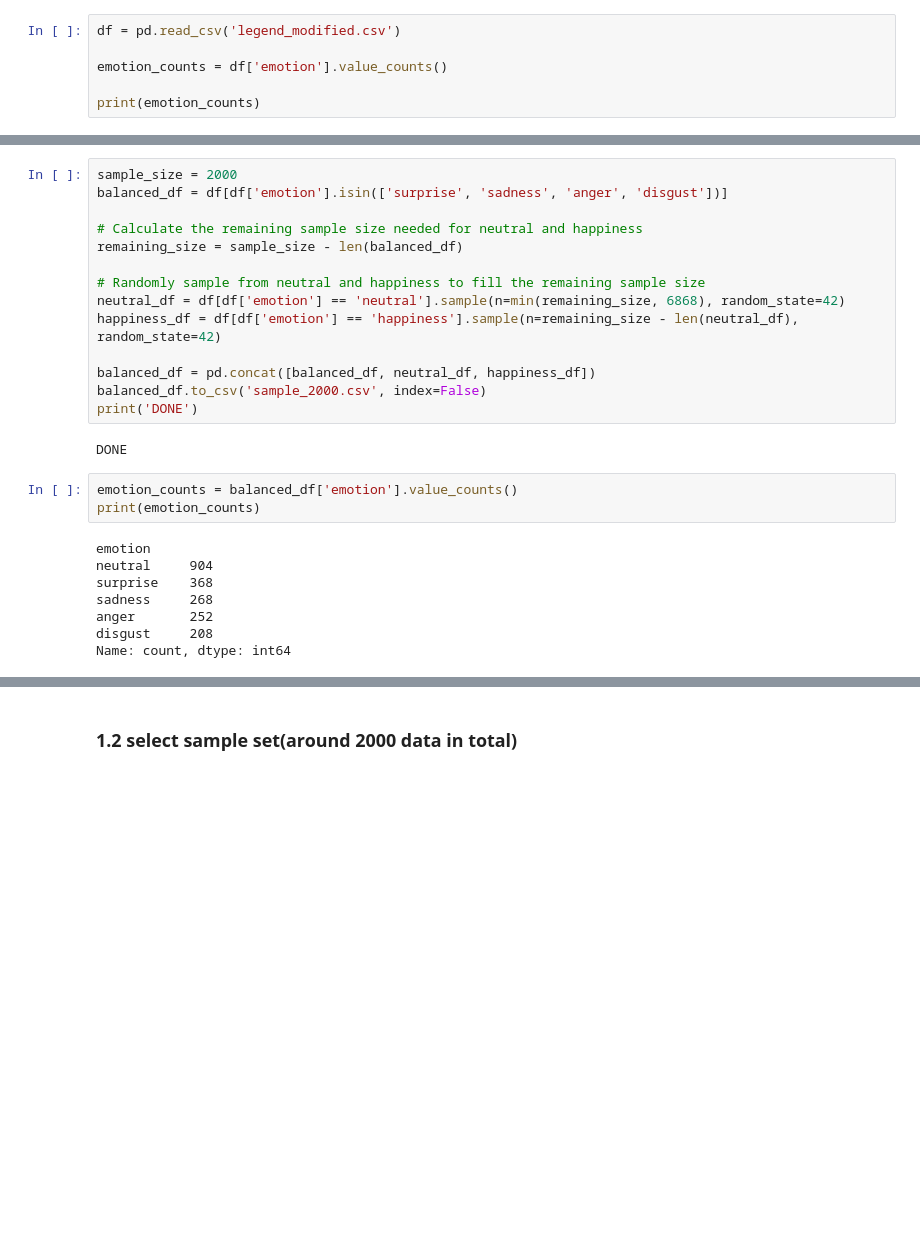
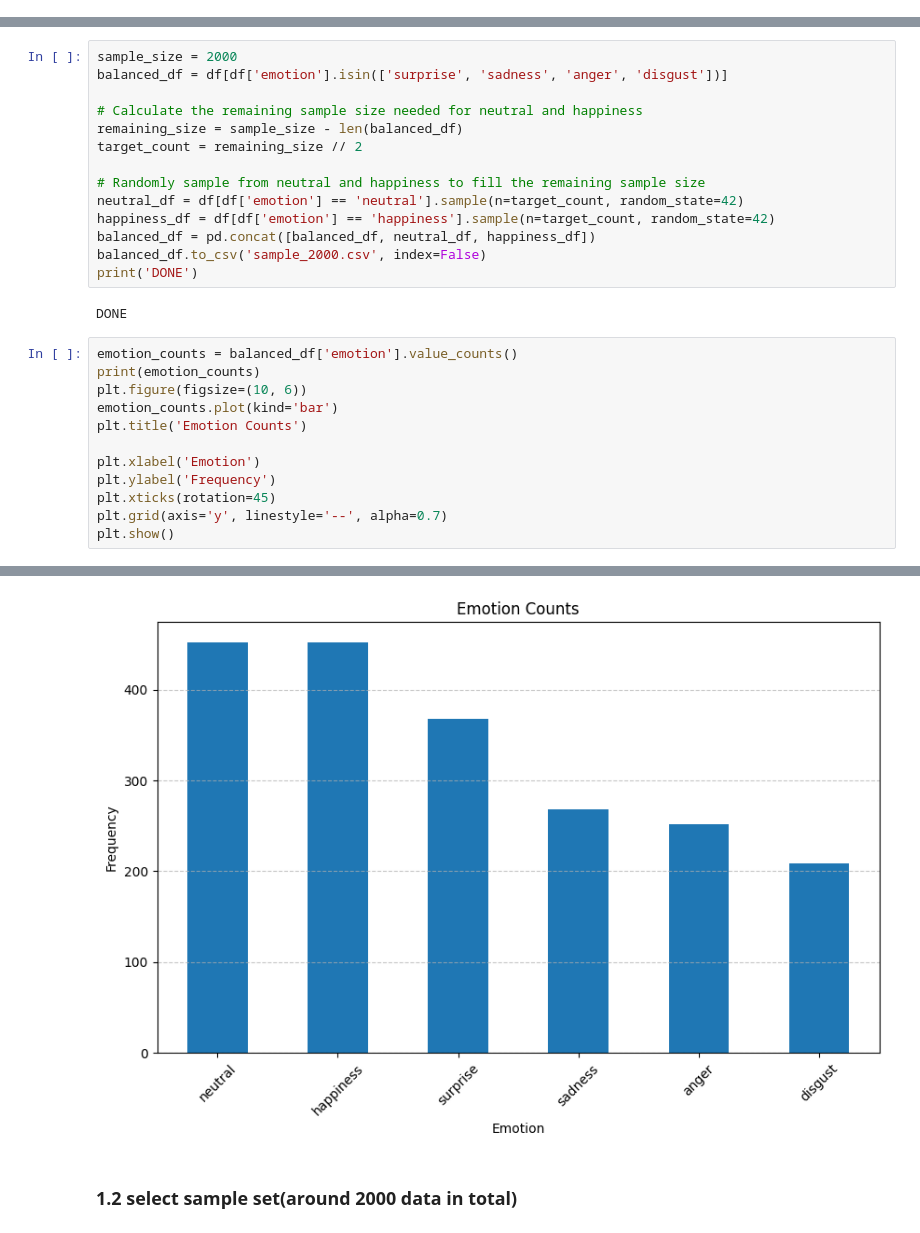
Before and after one commit to sajio1/facial_expressions, a Jupyter notebook: emotional_detection.ipynb, the cells around one changed output, grey strips where cells are left out. Cells and saved outputs as stored; diff of their text form; blank space fills up the shorter version.

```diff
--- a/emotional_detection.ipynb
+++ b/emotional_detection.ipynb
@@ -49,6 +34,0 @@ df.to_csv('legend_modified.csv', index=False)
-# %%
-df = pd.read_csv('legend_modified.csv')
-
-emotion_counts = df['emotion'].value_counts()
-
-print(emotion_counts)
@@ -83,24 +56,26 @@ balanced_df = df[df['emotion'].isin(['surprise', 'sadness', 'anger', 'disgust'])
 
 # Calculate the remaining sample size needed for neutral and happiness
 remaining_size = sample_size - len(balanced_df)
+target_count = remaining_size // 2
 
 # Randomly sample from neutral and happiness to fill the remaining sample size
-neutral_df = df[df['emotion'] == 'neutral'].sample(n=min(remaining_size, 6868), random_state=42)
-happiness_df = df[df['emotion'] == 'happiness'].sample(n=remaining_size - len(neutral_df), random_state=42)
-
+neutral_df = df[df['emotion'] == 'neutral'].sample(n=target_count, random_state=42)
+happiness_df = df[df['emotion'] == 'happiness'].sample(n=target_count, random_state=42)
 balanced_df = pd.concat([balanced_df, neutral_df, happiness_df])
 balanced_df.to_csv('sample_2000.csv', index=False)
 print('DONE')
 # %% [output]
 DONE
-# %%
-emotion_counts = balanced_df['emotion'].value_counts()
-print(emotion_counts)
-# %% [output]
-emotion
-neutral     904
-surprise    368
-sadness     268
-anger       252
-disgust     208
-Name: count, dtype: int64
+# %%
+emotion_counts = balanced_df['emotion'].value_counts()
+print(emotion_counts)
+plt.figure(figsize=(10, 6))
+emotion_counts.plot(kind='bar')
+plt.title('Emotion Counts')
+
+plt.xlabel('Emotion')
+plt.ylabel('Frequency')
+plt.xticks(rotation=45)
+plt.grid(axis='y', linestyle='--', alpha=0.7)
+plt.show()
+# %% [output]
@@ -107,3 +90,4 @@ Name: count, dtype: int64
+[figure, added]
 # %% [markdown]
 ### 1.2 select sample set(around 2000 data in total)
 # %%
```
Also changed, not shown: parts of 6 cells of this notebook, 2 other files.
